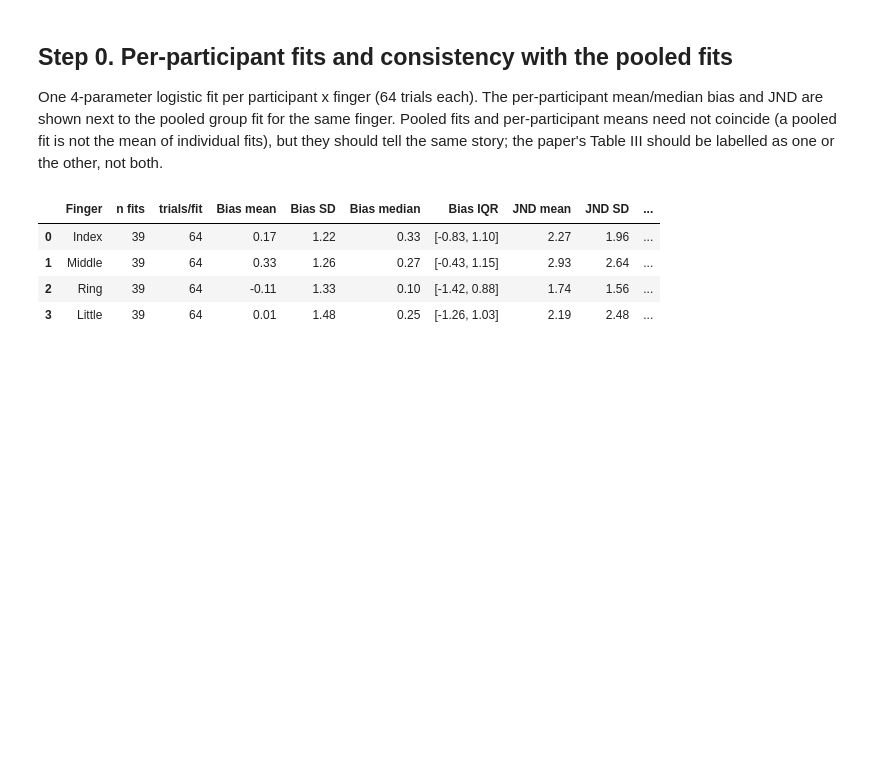
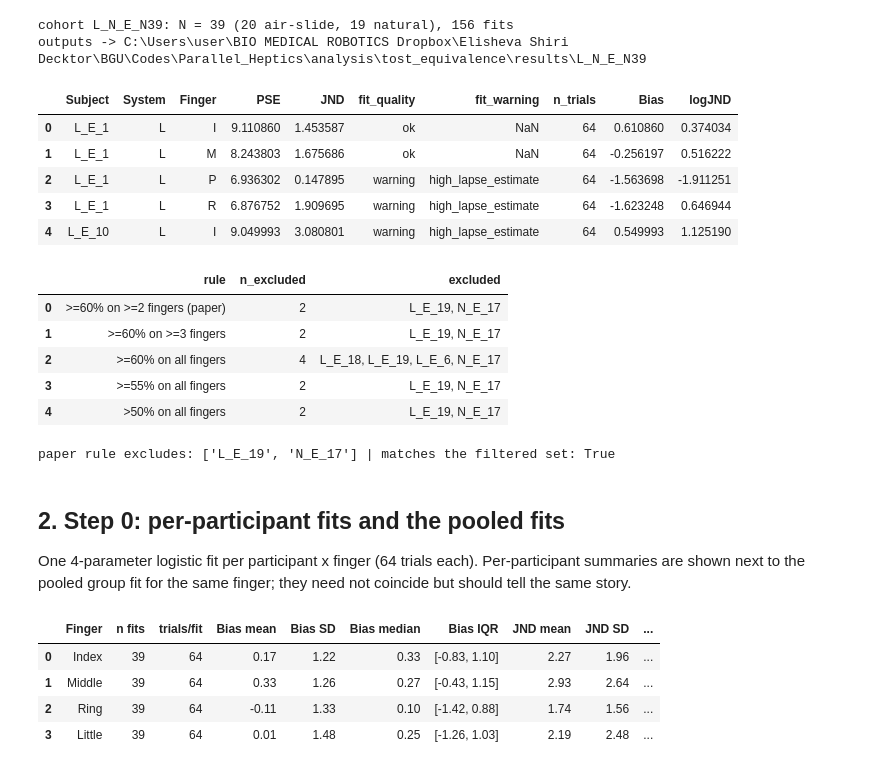
Before and after one commit to Elisheva-Shiri/Parallel_Heptics, a Jupyter notebook: analysis/tost_equivalence/TOST.ipynb, the cells around one changed output. Saved outputs shown, nothing was run; the diff lists cells and outputs as text; code cells hidden in the pictures; blank space fills up the shorter version.

```diff
--- a/analysis/tost_equivalence/TOST.ipynb
+++ b/analysis/tost_equivalence/TOST.ipynb
@@ -27,12 +35,19 @@ import os, warnings, importlib
 warnings.filterwarnings("ignore")
 import numpy as np, pandas as pd
 pd.set_option("display.width", 220); pd.set_option("display.max_columns", 40)
+from IPython.display import display, Image, Markdown
 import tost_equivalence as T
 T = importlib.reload(T)
-print("data:", T.DATA_PATH)
-print("excluded:", T.excluded_subjects())
-df = T.load_fits()
-sm = T.subject_means(df, "Bias")
-print(f"N = {df.Subject.nunique()} participants: {int((sm.System=='L').sum())} air-slide, {int((sm.System=='N').sum())} natural; {len(df)} fits")
+
+DATA_SELECTION = "L_N_E"                      # psychophysics results folder
+EXCLUDED = T.excluded_subjects()              # from "(filter)" raw folders
+EXTRA_SENSITIVITY_EXCLUSIONS = ("L_E_6", "L_E_18")   # section 9 only
+PAPER_PANELS = ("bias", "jnd")                # or ("bias",) for the compact figure
+
+DATA_PATH = T.data_path(DATA_SELECTION)
+print("data:", DATA_PATH)
+print("excluded from every analysis:", EXCLUDED)
+print("bounds: bias", T.SESOI_BIAS, "| JND abs +/-", T.SESOI_JND_ABS, "| JND ratio x", T.SESOI_JND_RATIO)
+print("success rule used in the paper:", T.SUCCESS_RULE)
 # %% [output]
 data: C:\Users\user\BIO MEDICAL ROBOTICS Dropbox\Elisheva Shiri Decktor\BGU\Codes\Parallel_Heptics\analysis\psychophysics\results\L_N_E\csv\all\shared\pse_jnd_by_subject_finger.csv
@@ -41,9 +63,37 @@ N = 39 participants: 20 air-slide, 19 natural; 156 fits
+# %%
+df = T.load_fits(DATA_PATH, EXCLUDED)
+C = T.cohort_summary(df)
+COHORT = f"{DATA_SELECTION}_N{C['N']}"
+P = T.output_dirs(T.OUT_ROOT, COHORT)
+print(f"cohort {COHORT}: N = {C['N']} ({C['n_L']} air-slide, {C['n_N']} natural), {C['fits']} fits")
+print("outputs ->", P["root"])
+display(df.head())
+
+sr = T.success_by_finger(DATA_SELECTION, include_filtered=True)
+rules = T.exclusion_rule_table(sr)
+display(rules)
+paper_rule = T.apply_success_rule(sr, T.SUCCESS_RULE["threshold"], T.SUCCESS_RULE["min_fingers"])
+print("paper rule excludes:", paper_rule, "| matches the filtered set:", sorted(paper_rule) == sorted(EXCLUDED))
+# %% [output]
+cohort L_N_E_N39: N = 39 (20 air-slide, 19 natural), 156 fits
+outputs -> C:\Users\user\BIO MEDICAL ROBOTICS Dropbox\Elisheva Shiri Decktor\BGU\Codes\Parallel_Heptics\analysis\tost_equivalence\results\L_N_E_N39
+|  | Subject | System | Finger | PSE | JND | fit_quality | fit_warning | n_trials | Bias | logJND |
+| 0 | L_E_1 | L | I | 9.110860 | 1.453587 | ok | NaN | 64 | 0.610860 | 0.374034 |
+| 1 | L_E_1 | L | M | 8.243803 | 1.675686 | ok | NaN | 64 | -0.256197 | 0.516222 |
+| 2 | L_E_1 | L | P | 6.936302 | 0.147895 | warning | high_lapse_estimate | 64 | -1.563698 | -1.911251 |
+| 3 | L_E_1 | L | R | 6.876752 | 1.909695 | warning | high_lapse_estimate | 64 | -1.623248 | 0.646944 |
+| 4 | L_E_10 | L | I | 9.049993 | 3.080801 | warning | high_lapse_estimate | 64 | 0.549993 | 1.125190 |
+|  | rule | n_excluded | excluded |
+| 0 | >=60% on >=2 fingers (paper) | 2 | L_E_19, N_E_17 |
+| 1 | >=60% on >=3 fingers | 2 | L_E_19, N_E_17 |
+| 2 | >=60% on all fingers | 4 | L_E_18, L_E_19, L_E_6, N_E_17 |
+| 3 | >=55% on all fingers | 2 | L_E_19, N_E_17 |
+| 4 | >50% on all fingers | 2 | L_E_19, N_E_17 |
+paper rule excludes: ['L_E_19', 'N_E_17'] | matches the filtered set: True
 # %% [markdown]
-## Step 0. Per-participant fits and consistency with the pooled fits
+## 2. Step 0: per-participant fits and the pooled fits
 
-One 4-parameter logistic fit per participant x finger (64 trials each). The per-participant
-mean/median bias and JND are shown next to the pooled group fit for the same finger. Pooled
-fits and per-participant means need not coincide (a pooled fit is not the mean of individual
-fits), but they should tell the same story; the paper's Table III should be labelled as one or
-the other, not both.
+One 4-parameter logistic fit per participant x finger (64 trials each). Per-participant summaries are
+shown next to the pooled group fit for the same finger; they need not coincide but should tell the
+same story.
 # %%
```
Also changed, not shown: parts of 29 cells of this notebook, 1 other file.
